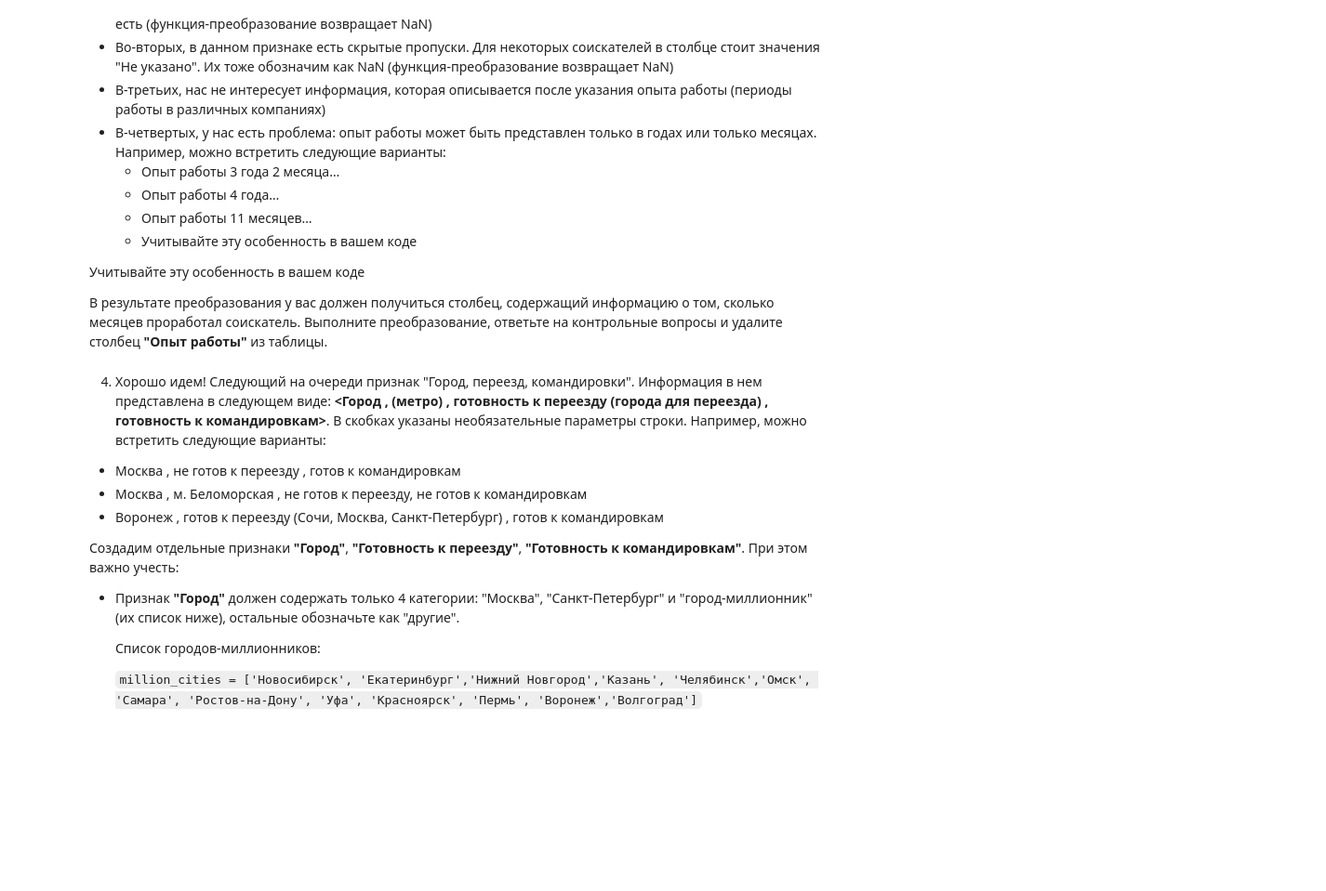
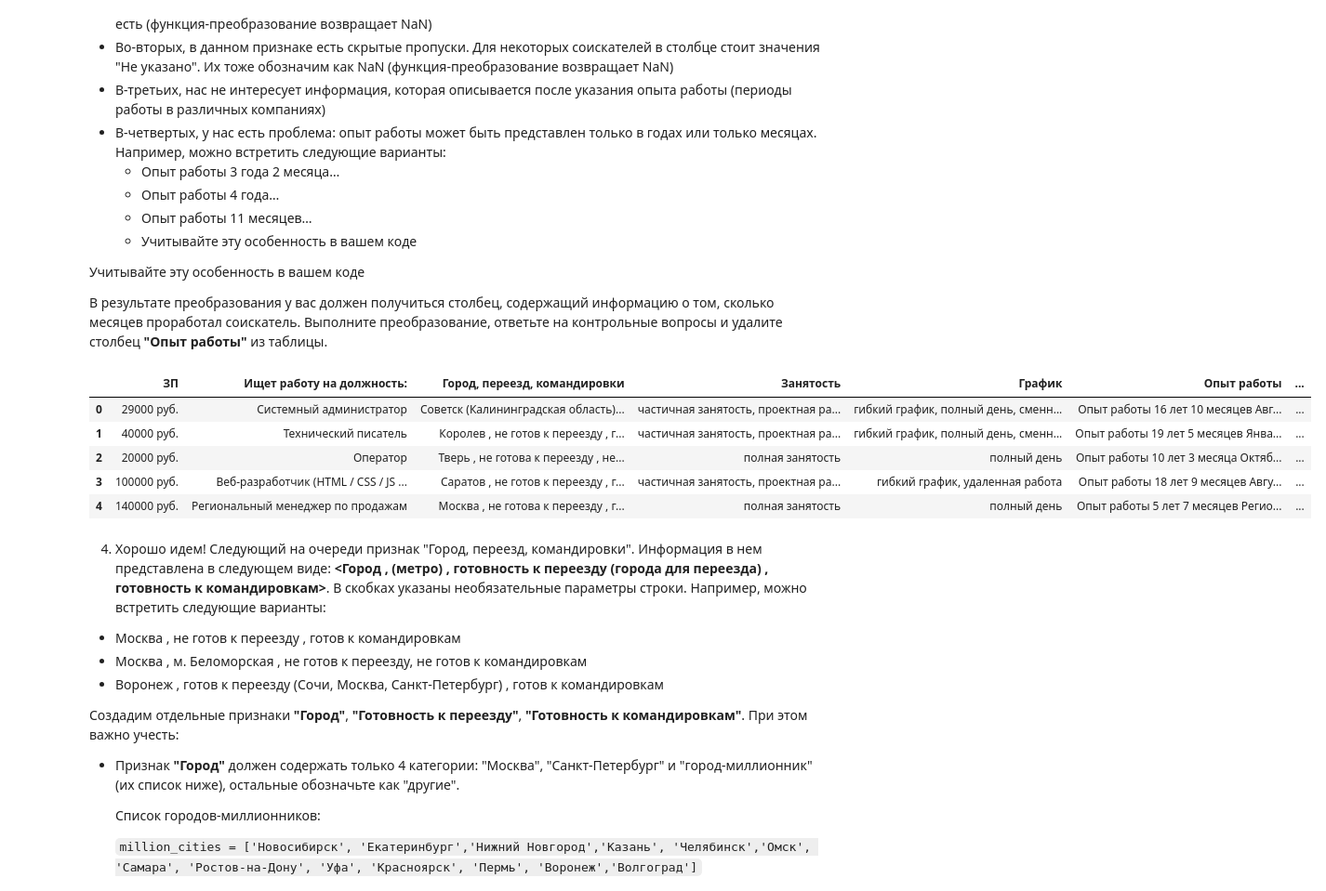
Before and after one commit to ArByst/SF_Projects, a Jupyter notebook: Project-1/Проект-1.ipynb, the cells around one changed output. Shown at 93% size. Cells and saved outputs as stored; diff of their text form; code cells hidden in the pictures; blank space fills up the shorter version.

Commit message:
Преобразованы столбцы "Образование" и "Пол, возраст"

```diff
--- a/Project-1/Проект-1.ipynb
+++ b/Project-1/Проект-1.ipynb
@@ -78,4 +78,20 @@ display(hh_database.describe())
 
 *Совет: проверяйте полученные категории, например, с помощью метода unique()*
 # %%
-#ваш код здесь
+def get_education(education):
+    education_level = education.split(' ')[:2]
+    if education_level[0] == 'Среднее':
+        if education_level[1] == 'специальное':
+            return 'Среднее специальное'
+        else:
+            return 'Среднее'
+
+    if education_level[0] == 'Высшее':
+        return 'Высшее'
+
+    if education_level[0] == 'Неоконченное' and education_level[1] == 'высшее':
+        return 'Неоконченное высшее'
+
+hh_database['Образование'] = hh_database['Образование и ВУЗ'].apply(get_education)
+hh_database.drop(columns='Образование и ВУЗ', inplace=True)
+hh_database['Образование'].value_counts()
@@ -94,4 +116,21 @@ display(hh_database.describe())
 *Совет: обратите внимание на структуру текста в столбце, в части на то, как разделены параметры пола, возраста и даты рождения между собой - символом ' , '.
 Гарантируется, что структура одинакова для всех строк в таблице. Вы можете воспользоваться этим.*
 # %%
-#ваш код здесь
+def get_gender(s):
+    gender = s.split(' , ')
+    if gender[0] == 'Мужчина':
+        return 'М'
+    else:
+        return 'Ж'
+
+def get_age(s):
+    splited = s.split(' , ')[1]
+    age = splited.split()[0]
+    return int(age)
+
+hh_database['Пол'] = hh_database['Пол, возраст'].apply(get_gender)
+hh_database['Возраст'] = hh_database['Пол, возраст'].apply(get_age)
+hh_database.drop(columns='Пол, возраст', inplace=True)
+
+display(round(hh_database['Пол'].value_counts('Ж') * 100, 2))
+display(round(hh_database['Возраст'].mean(), 1))
@@ -115,7 +159,14 @@ display(hh_database.describe())
 В результате преобразования у вас должен получиться столбец, содержащий информацию о том, сколько месяцев проработал соискатель.
 Выполните преобразование, ответьте на контрольные вопросы и удалите столбец **"Опыт работы"** из таблицы.
 # %%
-#ваш код здесь
+display(hh_database.head())
+# %% [output]
+|  | ЗП | Ищет работу на должность: | Город, переезд, командировки | Занятость | График | Опыт работы | ... |
+| 0 | 29000 руб. | Системный администратор | Советск (Калининградская область)... | частичная занятость, проектная ра... | гибкий график, полный день, сменн... | Опыт работы 16 лет 10 месяцев Авг... | ... |
+| 1 | 40000 руб. | Технический писатель | Королев , не готов к переезду , г... | частичная занятость, проектная ра... | гибкий график, полный день, сменн... | Опыт работы 19 лет 5 месяцев Янва... | ... |
+| 2 | 20000 руб. | Оператор | Тверь , не готова к переезду , не... | полная занятость | полный день | Опыт работы 10 лет 3 месяца Октяб... | ... |
+| 3 | 100000 руб. | Веб-разработчик (HTML / CSS / JS ... | Саратов , не готов к переезду , г... | частичная занятость, проектная ра... | гибкий график, удаленная работа | Опыт работы 18 лет 9 месяцев Авгу... | ... |
+| 4 | 140000 руб. | Региональный менеджер по продажам | Москва , не готова к переезду , г... | полная занятость | полный день | Опыт работы 5 лет 7 месяцев Регио... | ... |
 # %% [markdown]
 4. Хорошо идем! Следующий на очереди признак "Город, переезд, командировки". Информация в нем представлена в следующем виде: **<Город , (метро) , готовность к переезду (города для переезда) , готовность к командировкам>**. В скобках указаны необязательные параметры строки. Например, можно встретить следующие варианты:
 
```
Also changed, not shown: parts of 2 cells of this notebook.
